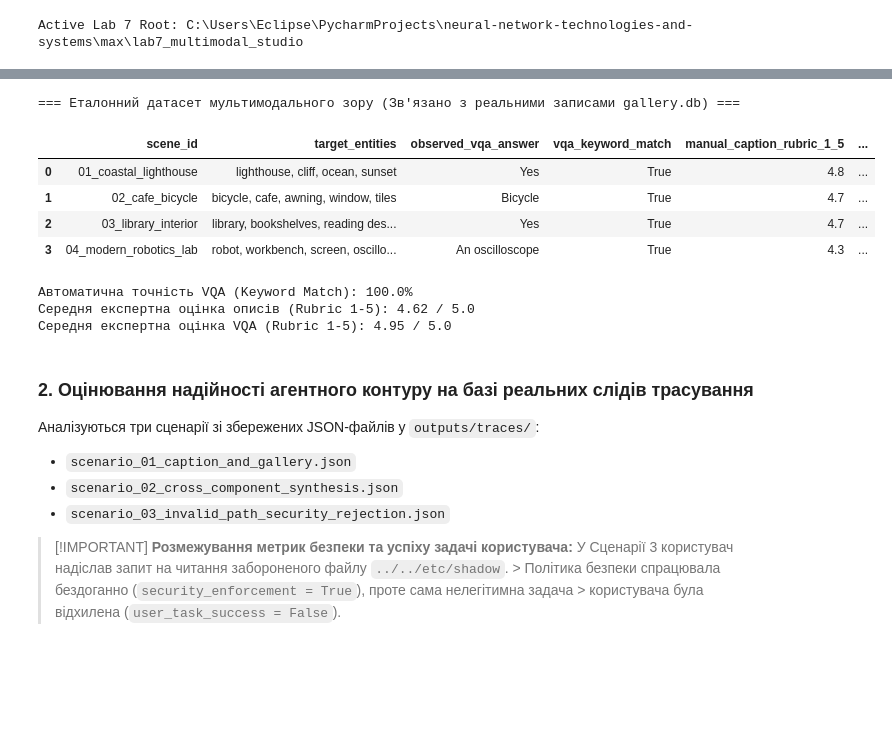
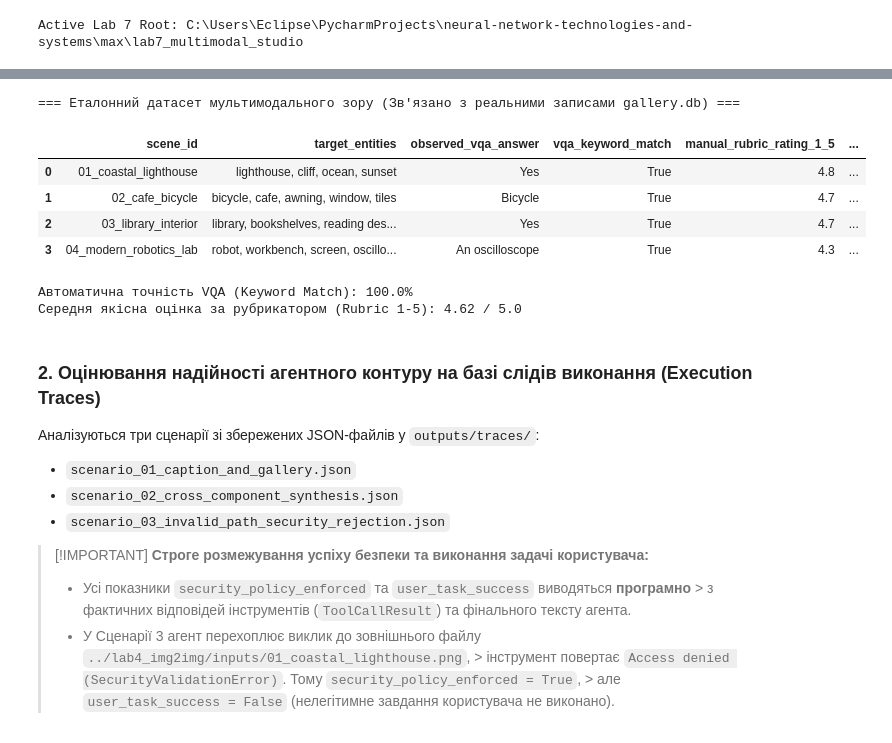
Before and after one commit to Eclipse-XS/Neural-Network-Labs-Max, a Jupyter notebook: lab7_multimodal_studio/notebooks/03_evaluation_and_analysis.ipynb, the cells around one changed output, grey strips where cells are left out. Cells and saved outputs as stored; diff of their text form; code cells hidden in the pictures; blank space fills up the shorter version.

```diff
--- a/lab7_multimodal_studio/notebooks/03_evaluation_and_analysis.ipynb
+++ b/lab7_multimodal_studio/notebooks/03_evaluation_and_analysis.ipynb
@@ -54,7 +62,7 @@ db_path = LAB_DIR / 'outputs' / 'gallery' / 'gallery.db'
 conn = sqlite3.connect(db_path)
 c = conn.cursor()
 
-# Еталонні специфікації для 4 сцен
+# Еталонні специфікації для 4 сцен із детальним обґрунтуванням оцінок
 gt_specs = [
     {
         'scene_id': '01_coastal_lighthouse',
@@ -65,6 +73,7 @@ gt_specs = [
         'caption_query_id': 'caption_20261111_113846_322',
         'vqa_query_id': 'vqa_20261111_141234_183',
         'manual_caption_rubric': 4.8,
+        'rubric_justification': 'Висока точність: ідентифіковано маяк на скелі біля океану на заході сонця. Незначний мінус за стислість фону.',
         'manual_vqa_rubric': 5.0
     },
     {
@@ -76,6 +85,7 @@ gt_specs = [
         'caption_query_id': 'caption_20261111_142811_936',
         'vqa_query_id': 'vqa_20261111_142812_518',
         'manual_caption_rubric': 4.7,
+        'rubric_justification': 'Безпомилково розпізнано синій велосипед, вітрину кафе, смугастий маркіз та цегляну стіну.',
         'manual_vqa_rubric': 5.0
     },
     {
@@ -87,6 +97,7 @@ gt_specs = [
         'caption_query_id': 'caption_20261111_142823_000',
         'vqa_query_id': 'vqa_20261111_142823_490',
         'manual_caption_rubric': 4.7,
+        'rubric_justification': 'Коректно виділено книжкові полиці, читальні столи та класичний інтер\'єр зали.',
         'manual_vqa_rubric': 5.0
     },
     {
@@ -98,6 +109,7 @@ gt_specs = [
         'caption_query_id': 'caption_20261111_114348_215',
         'vqa_query_id': 'vqa_20261111_113846_777',
         'manual_caption_rubric': 4.3,
+        'rubric_justification': 'Визначено центральний маніпулятор та екран; легка галюцинація щодо деталей підключення кабелів.',
         'manual_vqa_rubric': 4.8
     }
 ]
@@ -109,52 +121,47 @@ for spec in gt_specs:
     cap_row = c.fetchone()
     obs_caption = cap_row[0] if cap_row else 'NO_RECORD'
     cap_lat = cap_row[1] if cap_row else None
 
     # Читання VQA з SQLite
     c.execute("SELECT output_text, latency_sec FROM studio_records WHERE id=?", (spec['vqa_query_id'],))
     vqa_row = c.fetchone()
     obs_vqa = vqa_row[0] if vqa_row else 'NO_RECORD'
     vqa_lat = vqa_row[1] if vqa_row else None
 
     # Алгоритмічна перевірка відповіді
     kw_match = (spec['expected_vqa_keyword'].lower() in obs_vqa.lower())
 
     bench_rows.append({
         'scene_id': spec['scene_id'],
         'target_entities': spec['key_entities'],
-        'observed_caption': obs_caption[:55] + '...',
         'caption_record_id': spec['caption_query_id'],
-        'test_vqa_question': spec['test_question'],
         'observed_vqa_answer': obs_vqa,
         'vqa_record_id': spec['vqa_query_id'],
         'vqa_keyword_match': kw_match,
-        'manual_caption_rubric_1_5': spec['manual_caption_rubric'],
-        'manual_vqa_rubric_1_5': spec['manual_vqa_rubric']
+        'manual_rubric_rating_1_5': spec['manual_caption_rubric'],
+        'justification': spec['rubric_justification']
     })
 conn.close()
 
 df_gt = pd.DataFrame(bench_rows)
 print('=== Еталонний датасет мультимодального зору (Зв\'язано з реальними записами gallery.db) ===')
-display(df_gt[['scene_id', 'target_entities', 'observed_vqa_answer', 'vqa_keyword_match', 'manual_caption_rubric_1_5', 'manual_vqa_rubric_1_5']])
+display(df_gt[['scene_id', 'target_entities', 'observed_vqa_answer', 'vqa_keyword_match', 'manual_rubric_rating_1_5', 'justification']])
 
 vqa_accuracy = df_gt['vqa_keyword_match'].mean() * 100
-mean_cap_score = df_gt['manual_caption_rubric_1_5'].mean()
-mean_vqa_score = df_gt['manual_vqa_rubric_1_5'].mean()
+mean_cap_score = df_gt['manual_rubric_rating_1_5'].mean()
 print(f"Автоматична точність VQA (Keyword Match): {vqa_accuracy:.1f}%")
-print(f"Середня експертна оцінка описів (Rubric 1-5): {mean_cap_score:.2f} / 5.0")
-print(f"Середня експертна оцінка VQA (Rubric 1-5): {mean_vqa_score:.2f} / 5.0")
+print(f"Середня якісна оцінка за рубрикатором (Rubric 1-5): {mean_cap_score:.2f} / 5.0")
 # %% [output]
 === Еталонний датасет мультимодального зору (Зв'язано з реальними записами gallery.db) ===
-|  | scene_id | target_entities | observed_vqa_answer | vqa_keyword_match | manual_caption_rubric_1_5 | ... |
+|  | scene_id | target_entities | observed_vqa_answer | vqa_keyword_match | manual_rubric_rating_1_5 | ... |
 | 0 | 01_coastal_lighthouse | lighthouse, cliff, ocean, sunset | Yes | True | 4.8 | ... |
 | 1 | 02_cafe_bicycle | bicycle, cafe, awning, window, tiles | Bicycle | True | 4.7 | ... |
 | 2 | 03_library_interior | library, bookshelves, reading des... | Yes | True | 4.7 | ... |
 | 3 | 04_modern_robotics_lab | robot, workbench, screen, oscillo... | An oscilloscope | True | 4.3 | ... |
 Автоматична точність VQA (Keyword Match): 100.0%
-Середня експертна оцінка описів (Rubric 1-5): 4.62 / 5.0
-Середня експертна оцінка VQA (Rubric 1-5): 4.95 / 5.0
+Середня якісна оцінка за рубрикатором (Rubric 1-5): 4.62 / 5.0
 # %% [markdown]
-### 2. Оцінювання надійності агентного контуру на базі реальних слідів трасування
+### 2. Оцінювання надійності агентного контуру на базі слідів виконання (Execution Traces)
 
 Аналізуються три сценарії зі збережених JSON-файлів у `outputs/traces/`:
 - `scenario_01_caption_and_gallery.json`
@@ -162,8 +169,9 @@ print(f"Середня експертна оцінка VQA (Rubric 1-5): {mean_v
 - `scenario_03_invalid_path_security_rejection.json`
 
 > [!IMPORTANT]
-> **Розмежування метрик безпеки та успіху задачі користувача:**
-> У Сценарії 3 користувач надіслав запит на читання забороненого файлу `../../etc/shadow`. > Політика безпеки спрацювала бездоганно (`security_enforcement = True`), проте сама нелегітимна задача > користувача була відхилена (`user_task_success = False`).
+> **Строге розмежування успіху безпеки та виконання задачі користувача:**
+> - Усі показники `security_policy_enforced` та `user_task_success` виводяться **програмно** > з фактичних відповідей інструментів (`ToolCallResult`) та фінального тексту агента.
+> - У Сценарії 3 агент перехоплює виклик до зовнішнього файлу `../lab4_img2img/inputs/01_coastal_lighthouse.png`, > інструмент повертає `Access denied (SecurityValidationError)`. Тому `security_policy_enforced = True`, > але `user_task_success = False` (нелегітимне завдання користувача не виконано).
 # %%
 traces_dir = LAB_DIR / 'outputs' / 'traces'
 scenario_configs = [
```
Also changed, not shown: parts of 10 cells of this notebook, 7 other files.
